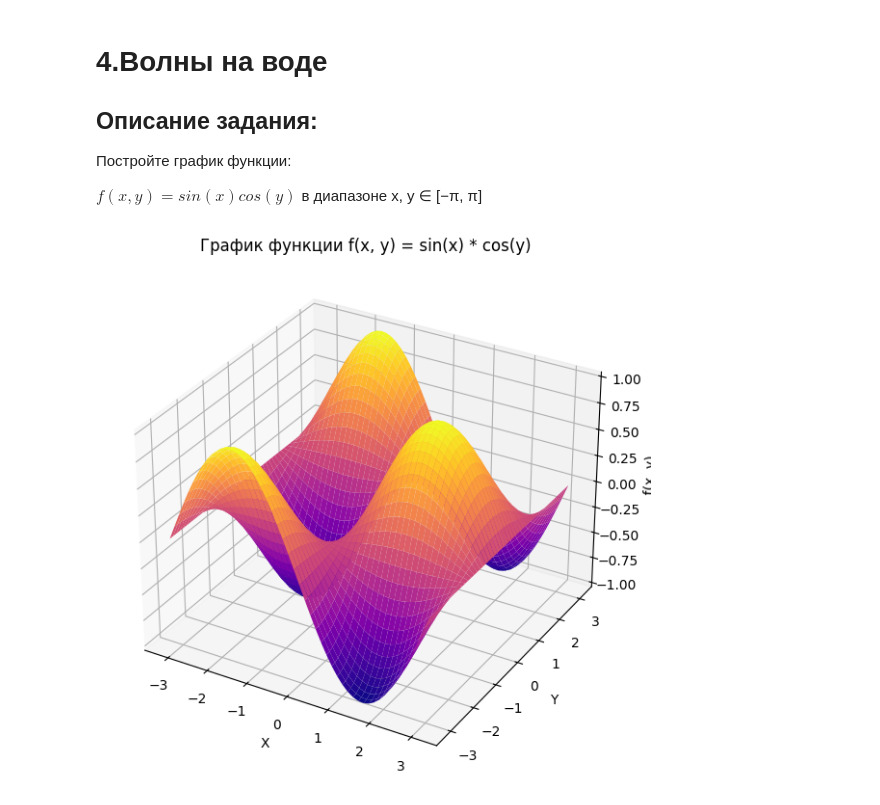
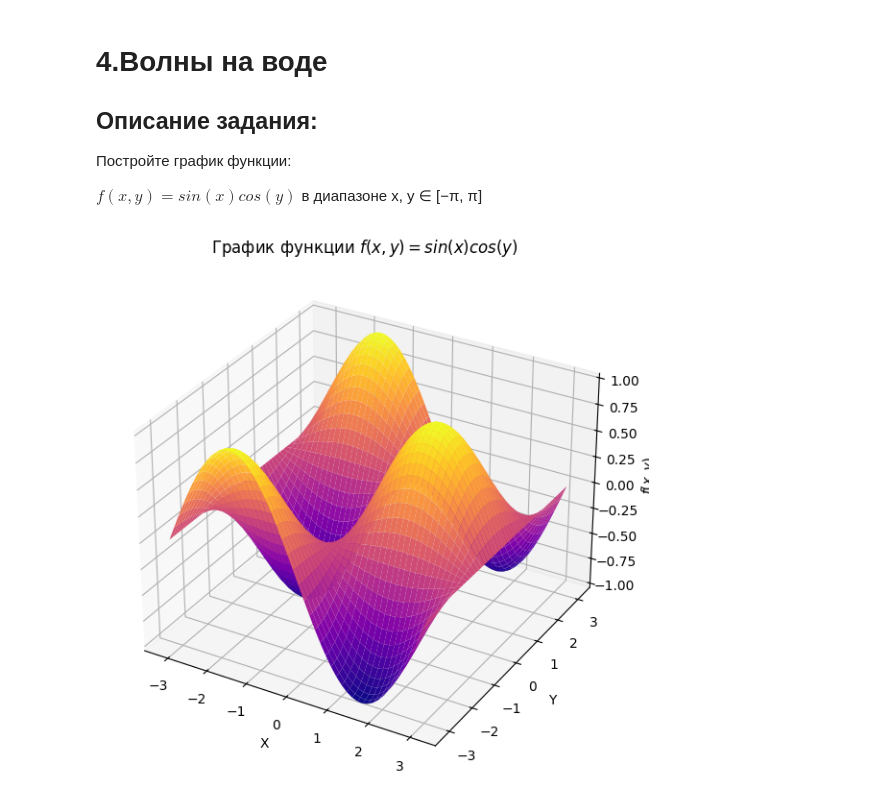
Before and after one commit to mazy99/ml_prakt_3, a Jupyter notebook: 3 parakt.ipynb, the cells around one changed output. Cells and saved outputs as stored; diff of their text form; code cells hidden in the pictures.

```diff
--- a/3 parakt.ipynb
+++ b/3 parakt.ipynb
@@ -323,16 +324,16 @@ $f(x,y) =sin(x)cos(y)$ в диапазоне x, y ∈ [−π, π]
 # %%
 x_arr = np.linspace(-np.pi,np.pi,50)
 y_arr = np.linspace(-np.pi,np.pi,50)
 func_arr = np.sin(x_arr)*np.cos(y_arr)
 X, Y = np.meshgrid(x_arr, y_arr)
 Z = np.sin(X) * np.cos(Y)
 fig = plt.figure(figsize=(8, 7))
 ax = fig.add_subplot(111, projection='3d')
 ax.plot_surface(X, Y, Z, cmap='plasma')
 ax.set_xlabel('X')
 ax.set_ylabel('Y')
-ax.set_zlabel('f(x, y)')
-ax.set_title('График функции f(x, y) = sin(x) * cos(y)')
+ax.set_zlabel('$ f(x, y) $')
+ax.set_title('График функции $ f(x, y) = sin(x)cos(y) $')
 plt.show()
 # %% [output]
-[figure, old version]
+[figure, new version]
```
Also changed, not shown: parts of 4 cells of this notebook, 1 other file.
